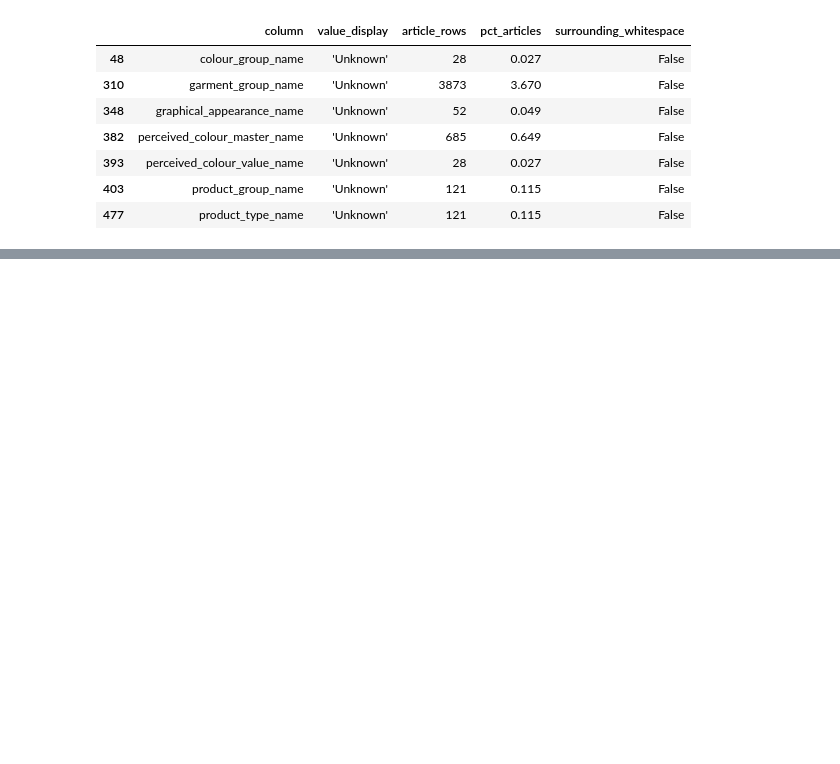
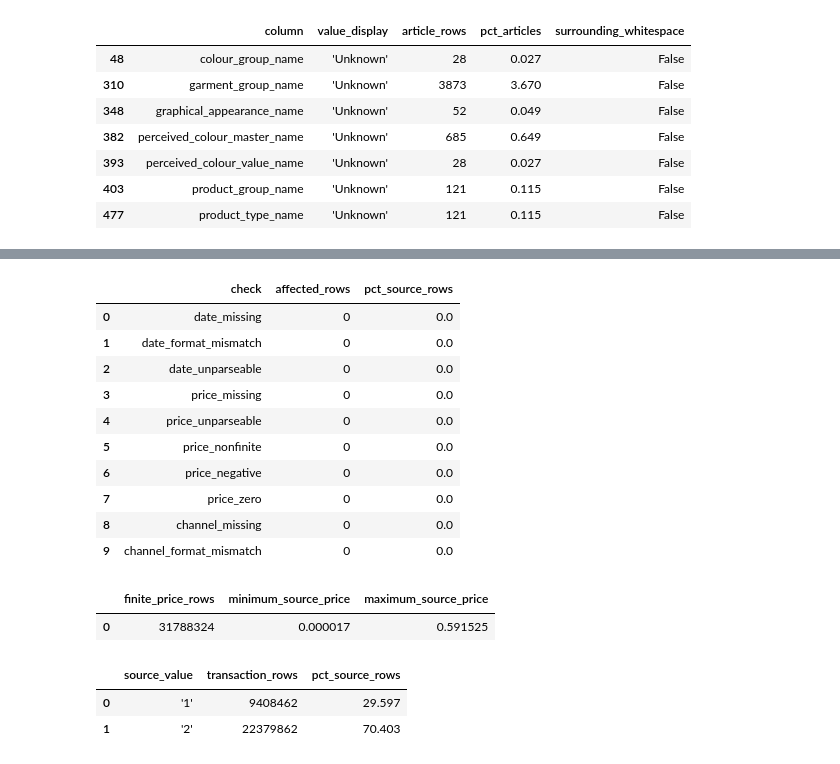
Before and after one commit to Songhai9/atelier-ai-project, a Jupyter notebook: notebooks/atelier_ai.ipynb, the cells around one changed output, grey strips where cells are left out. Saved outputs shown, nothing was run; the diff lists cells and outputs as text; code cells hidden in the pictures; blank space fills up the shorter version.

Commit message:
age diagonsis and transaction check, validity and repetition check

```diff
--- a/notebooks/atelier_ai.ipynb
+++ b/notebooks/atelier_ai.ipynb
@@ -1231,0 +1425,20 @@ article_category_profile.loc[
+# %%
+TRANSACTION_COLUMNS = (
+    "t_dat",
+    "customer_id",
+    "article_id",
+    "price",
+    "sales_channel_id",
+)
+
+transaction_checks = Counter()
+channel_counts = Counter()
+
+transaction_rows_profiled = 0
+finite_price_rows = 0
+price_min = None
+price_max = None
+
+current_date = None
+current_day_counts = Counter()
+multiplicity_counts = Counter()
@@ -1231,0 +1620,51 @@ article_category_profile.loc[
+# %%
+transaction_diagnostics = quality_table(
+    transaction_checks,
+    total_rows=transaction_rows_profiled,
+)
+
+transaction_diagnostics.round({
+    "pct_source_rows": 4,
+})
+# %% [output]
+|  | check | affected_rows | pct_source_rows |
+| 0 | date_missing | 0 | 0.0 |
+| 1 | date_format_mismatch | 0 | 0.0 |
+| 2 | date_unparseable | 0 | 0.0 |
+| 3 | price_missing | 0 | 0.0 |
+| 4 | price_unparseable | 0 | 0.0 |
+| 5 | price_nonfinite | 0 | 0.0 |
+| 6 | price_negative | 0 | 0.0 |
+| 7 | price_zero | 0 | 0.0 |
+| 8 | channel_missing | 0 | 0.0 |
+| 9 | channel_format_mismatch | 0 | 0.0 |
+# %%
+price_range_summary = pd.DataFrame([{
+    "finite_price_rows": finite_price_rows,
+    "minimum_source_price": price_min,
+    "maximum_source_price": price_max,
+}])
+
+price_range_summary
+# %% [output]
+|  | finite_price_rows | minimum_source_price | maximum_source_price |
+| 0 | 31788324 | 0.000017 | 0.591525 |
+# %%
+channel_summary = pd.DataFrame([
+    {
+        "source_value": repr(value),
+        "transaction_rows": rows,
+        "pct_source_rows": (
+            100 * rows / transaction_rows_profiled
+        ),
+    }
+    for value, rows in channel_counts.items()
+]).sort_values("source_value").reset_index(drop=True)
+
+channel_summary.round({
+    "pct_source_rows": 3,
+})
+# %% [output]
+|  | source_value | transaction_rows | pct_source_rows |
+| 0 | '1' | 9408462 | 29.597 |
+| 1 | '2' | 22379862 | 70.403 |
```
Also changed, not shown: parts of 20 cells of this notebook.
